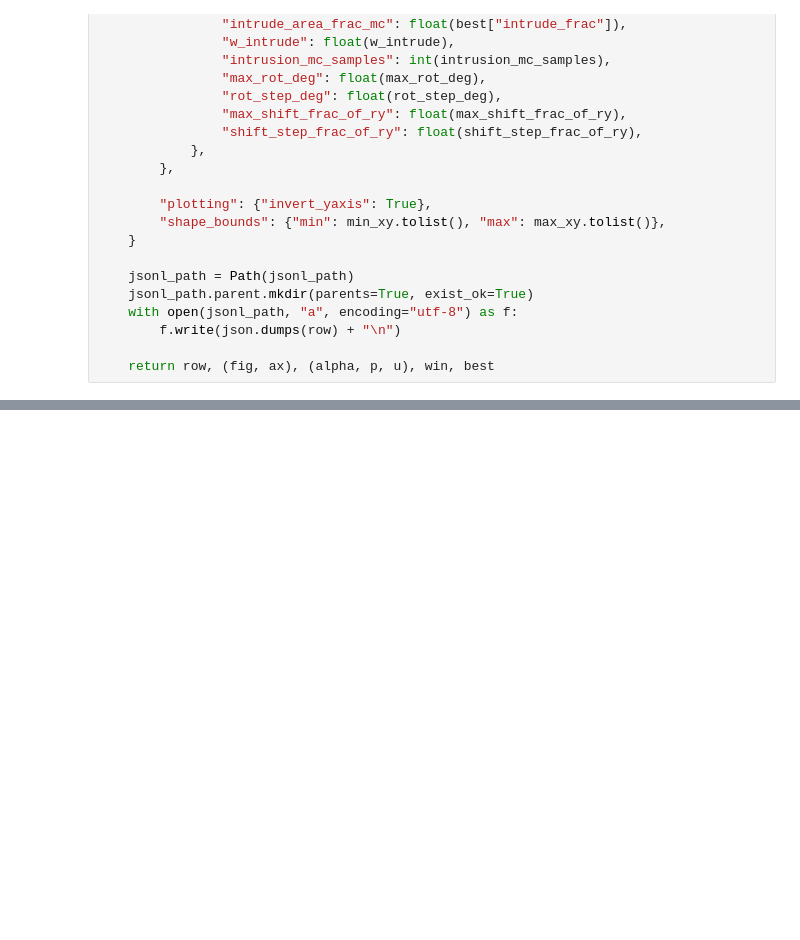
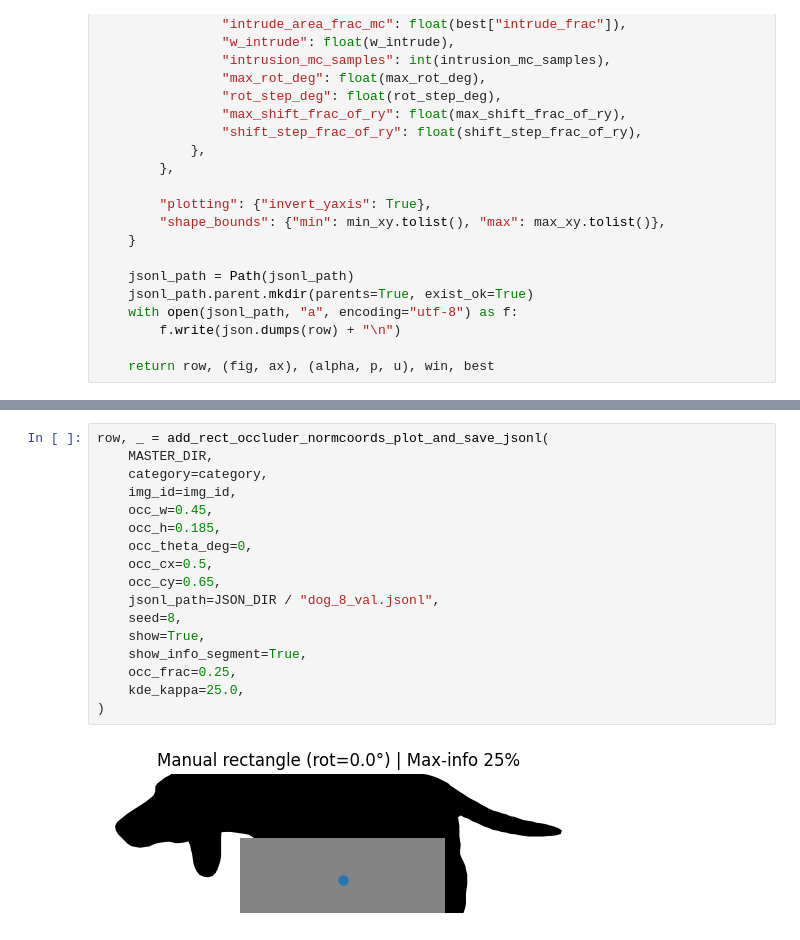
Before and after one commit to 05d762de69/monte-carlo-selection, a Jupyter notebook: notebooks/00_select new shape.ipynb, the cells around one changed output, grey strips where cells are left out. Saved outputs shown, nothing was run; the diff lists cells and outputs as text; blank space fills up the shorter version.

```diff
--- a/notebooks/00_select new shape.ipynb
+++ b/notebooks/00_select new shape.ipynb
@@ -975,0 +1187,19 @@ print(best)
+# %%
+row, _ = add_rect_occluder_normcoords_plot_and_save_jsonl(
+    MASTER_DIR,
+    category=category,
+    img_id=img_id,
+    occ_w=0.45,
+    occ_h=0.185,
+    occ_theta_deg=0,
+    occ_cx=0.5,
+    occ_cy=0.65,
+    jsonl_path=JSON_DIR / "dog_8_val.jsonl",
+    seed=8,
+    show=True,
+    show_info_segment=True,
+    occ_frac=0.25,
+    kde_kappa=25.0,
+)
+# %% [output]
+[figure, added]
```
Also changed, not shown: parts of 3 cells of this notebook, 5 other files.
